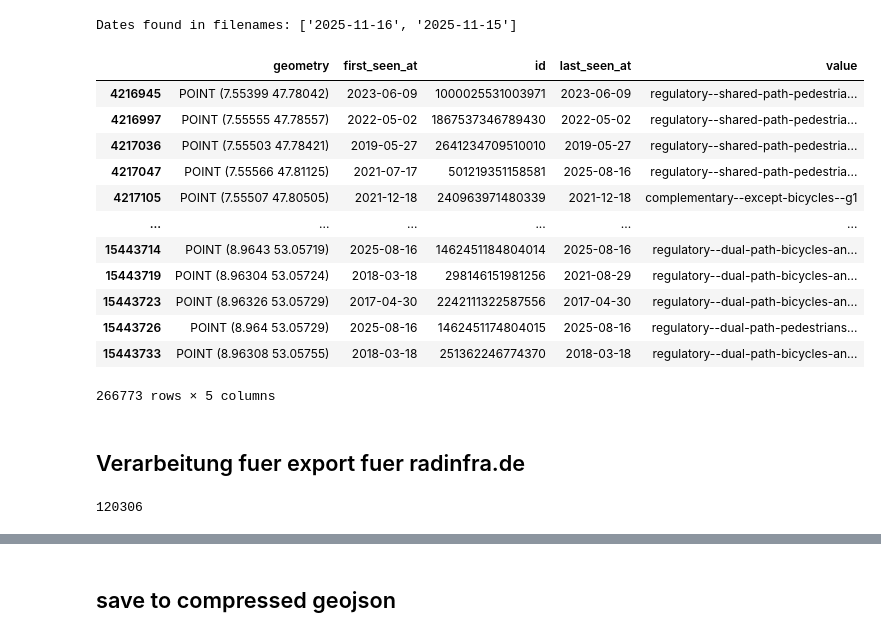
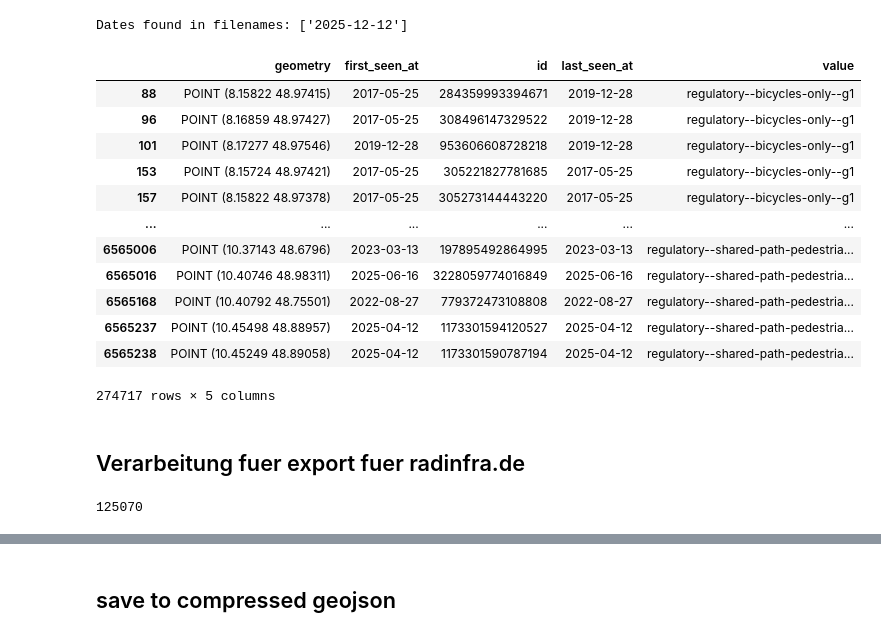
Before and after one commit to vizsim/mapillary_trafficsigns, a Jupyter notebook: use_cases/cycleway_complete_campaign/x_mapillary-trafficsigns_generateOutput_2radinfra.ipynb, the cells around one changed output, grey strips where cells are left out. Drawn from its saved outputs; the diff is of its cells as text; code cells hidden in the pictures.

```diff
--- a/use_cases/cycleway_complete_campaign/x_mapillary-trafficsigns_generateOutput_2radinfra.ipynb
+++ b/use_cases/cycleway_complete_campaign/x_mapillary-trafficsigns_generateOutput_2radinfra.ipynb
@@ -32,47 +32,47 @@ de_1000_33 = "complementary--bike-route--g1"                         # Radverkeh
 
 
 # --- 2) Load Mapillary traffic sign data from parquet files  --------------------------------
 # Find all parquet files in the tile_cache folder (per state)
-parquet_files = glob.glob("../../output/*.parquet")
+parquet_files = glob.glob("../../output/mapillary_traffic-signs_*.parquet")
 # Read all files and concatenate into one GeoDataFrame
 mapillary_trafficsigns = gpd.GeoDataFrame(
     pd.concat([gpd.read_parquet(f) for f in parquet_files], ignore_index=True),
     crs=gpd.read_parquet(parquet_files[0]).crs
 )
 
 
 # Extract and print the dates from the filenames
 dates = [f.split("_")[-1].replace(".parquet", "") for f in parquet_files]
 # Drop all duplicates in the list
 dates = list(set(dates))
 print("Dates found in filenames:", dates)
 
 
 # --- 3) Filter for relevant traffic signs  --------------------------------
 # filter for relevant traffic signs
 mapillary_trafficsigns_cw=mapillary_trafficsigns[mapillary_trafficsigns.value.isin([de_237, de_240, de_241_30, de_241_31, de_244_2, de_1022_10, de_1000_33])]
 
 # cleanup
 mapillary_trafficsigns_cw=mapillary_trafficsigns_cw.drop_duplicates(subset=['id'])
 mapillary_trafficsigns_cw = mapillary_trafficsigns_cw.drop(columns=["tile_x", "tile_y"])
 
 
 mapillary_trafficsigns_cw
 # %% [output]
-Dates found in filenames: ['2025-11-16', '2025-11-15']
+Dates found in filenames: ['2025-12-12']
 |  | geometry | first_seen_at | id | last_seen_at | value |
-| 4216945 | POINT (7.55399 47.78042) | 2023-06-09 | 1000025531003971 | 2023-06-09 | regulatory--shared-path-pedestria... |
-| 4216997 | POINT (7.55555 47.78557) | 2022-05-02 | 1867537346789430 | 2022-05-02 | regulatory--shared-path-pedestria... |
-| 4217036 | POINT (7.55503 47.78421) | 2019-05-27 | 2641234709510010 | 2019-05-27 | regulatory--shared-path-pedestria... |
-| 4217047 | POINT (7.55566 47.81125) | 2021-07-17 | 501219351158581 | 2025-08-16 | regulatory--shared-path-pedestria... |
-| 4217105 | POINT (7.55507 47.80505) | 2021-12-18 | 240963971480339 | 2021-12-18 | complementary--except-bicycles--g1 |
+| 88 | POINT (8.15822 48.97415) | 2017-05-25 | 284359993394671 | 2019-12-28 | regulatory--bicycles-only--g1 |
+| 96 | POINT (8.16859 48.97427) | 2017-05-25 | 308496147329522 | 2019-12-28 | regulatory--bicycles-only--g1 |
+| 101 | POINT (8.17277 48.97546) | 2019-12-28 | 953606608728218 | 2019-12-28 | regulatory--bicycles-only--g1 |
+| 153 | POINT (8.15724 48.97421) | 2017-05-25 | 305221827781685 | 2017-05-25 | regulatory--bicycles-only--g1 |
+| 157 | POINT (8.15822 48.97378) | 2017-05-25 | 305273144443220 | 2017-05-25 | regulatory--bicycles-only--g1 |
 | ... | ... | ... | ... | ... | ... |
-| 15443714 | POINT (8.9643 53.05719) | 2025-08-16 | 1462451184804014 | 2025-08-16 | regulatory--dual-path-bicycles-an... |
-| 15443719 | POINT (8.96304 53.05724) | 2018-03-18 | 298146151981256 | 2021-08-29 | regulatory--dual-path-bicycles-an... |
-| 15443723 | POINT (8.96326 53.05729) | 2017-04-30 | 2242111322587556 | 2017-04-30 | regulatory--dual-path-bicycles-an... |
-| 15443726 | POINT (8.964 53.05729) | 2025-08-16 | 1462451174804015 | 2025-08-16 | regulatory--dual-path-pedestrians... |
-| 15443733 | POINT (8.96308 53.05755) | 2018-03-18 | 251362246774370 | 2018-03-18 | regulatory--dual-path-bicycles-an... |
+| 6565006 | POINT (10.37143 48.6796) | 2023-03-13 | 197895492864995 | 2023-03-13 | regulatory--shared-path-pedestria... |
+| 6565016 | POINT (10.40746 48.98311) | 2025-06-16 | 3228059774016849 | 2025-06-16 | regulatory--shared-path-pedestria... |
+| 6565168 | POINT (10.40792 48.75501) | 2022-08-27 | 779372473108808 | 2022-08-27 | regulatory--shared-path-pedestria... |
+| 6565237 | POINT (10.45498 48.88957) | 2025-04-12 | 1173301594120527 | 2025-04-12 | regulatory--shared-path-pedestria... |
+| 6565238 | POINT (10.45249 48.89058) | 2025-04-12 | 1173301590787194 | 2025-04-12 | regulatory--shared-path-pedestria... |
-266773 rows × 5 columns
+274717 rows × 5 columns
 # %% [markdown]
 ## Verarbeitung fuer export fuer radinfra.de
 # %%
@@ -81,7 +81,7 @@ Dates found in filenames: ['2025-11-16', '2025-11-15']
 mapillary_trafficsigns_cw=mapillary_trafficsigns_cw[mapillary_trafficsigns_cw["last_seen_at"] > "2023-01-01"].copy()
 len(mapillary_trafficsigns_cw)
 # %% [output]
-120306
+125070
 # %%
 ### räumlicher Filter (Alle Traffic sign an Autobahnen raus, wg vielen falsch-positiven dort)
 # %%
```
Also changed, not shown: parts of 3 cells of this notebook, 3 other files.
